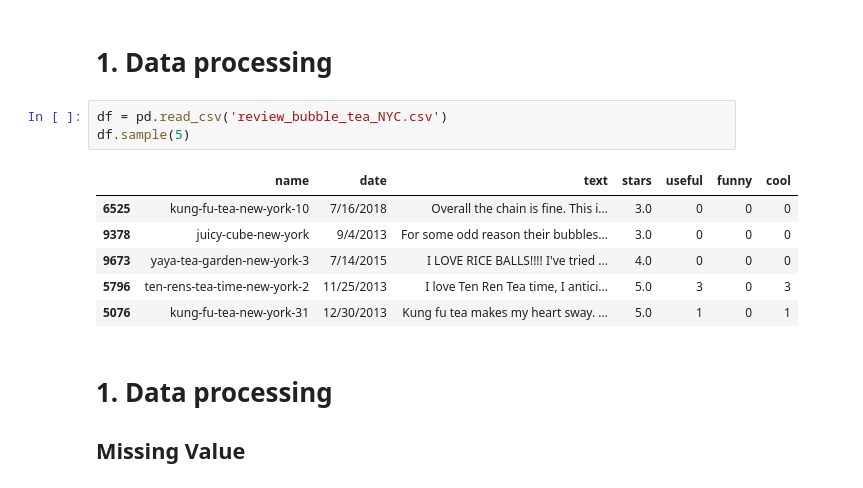
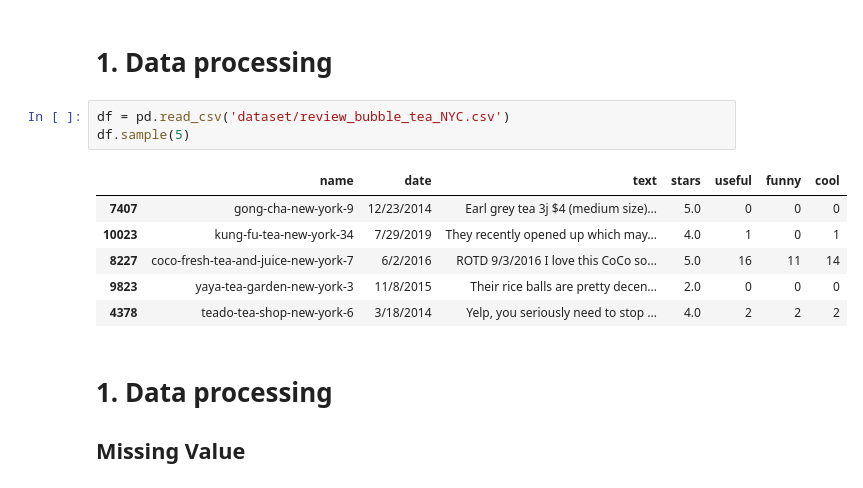
Before and after one commit to dretoabasi/Yelp-Reviews-Analysis-for-Bubble-Tea-Shops, a Jupyter notebook: yelp_reviews_NLP.ipynb, the cells around one changed output. Saved outputs shown, nothing was run; the diff lists cells and outputs as text.

```diff
--- a/yelp_reviews_NLP.ipynb
+++ b/yelp_reviews_NLP.ipynb
@@ -27,15 +27,15 @@ plt.rc('figure', titlesize=BIGGER_SIZE)  # fontsize of the figure title
 # %% [markdown]
 # 1. Data processing
 # %%
-df = pd.read_csv('review_bubble_tea_NYC.csv')
+df = pd.read_csv('dataset/review_bubble_tea_NYC.csv')
 df.sample(5)
 # %% [output]
 |  | name | date | text | stars | useful | funny | cool |
-| 6525 | kung-fu-tea-new-york-10 | 7/16/2018 | Overall the chain is fine. This i... | 3.0 | 0 | 0 | 0 |
-| 9378 | juicy-cube-new-york | 9/4/2013 | For some odd reason their bubbles... | 3.0 | 0 | 0 | 0 |
-| 9673 | yaya-tea-garden-new-york-3 | 7/14/2015 | I LOVE RICE BALLS!!!! I've tried ... | 4.0 | 0 | 0 | 0 |
-| 5796 | ten-rens-tea-time-new-york-2 | 11/25/2013 | I love Ten Ren Tea time, I antici... | 5.0 | 3 | 0 | 3 |
-| 5076 | kung-fu-tea-new-york-31 | 12/30/2013 | Kung fu tea makes my heart sway. ... | 5.0 | 1 | 0 | 1 |
+| 7407 | gong-cha-new-york-9 | 12/23/2014 | Earl grey tea 3j $4 (medium size)... | 5.0 | 0 | 0 | 0 |
+| 10023 | kung-fu-tea-new-york-34 | 7/29/2019 | They recently opened up which may... | 4.0 | 1 | 0 | 1 |
+| 8227 | coco-fresh-tea-and-juice-new-york-7 | 6/2/2016 | ROTD 9/3/2016 I love this CoCo so... | 5.0 | 16 | 11 | 14 |
+| 9823 | yaya-tea-garden-new-york-3 | 11/8/2015 | Their rice balls are pretty decen... | 2.0 | 0 | 0 | 0 |
+| 4378 | teado-tea-shop-new-york-6 | 3/18/2014 | Yelp, you seriously need to stop ... | 4.0 | 2 | 2 | 2 |
 # %% [markdown]
 # 1. Data processing
 ## Missing Value
```
Also changed, not shown: parts of 2 cells of this notebook, 6 other files.
